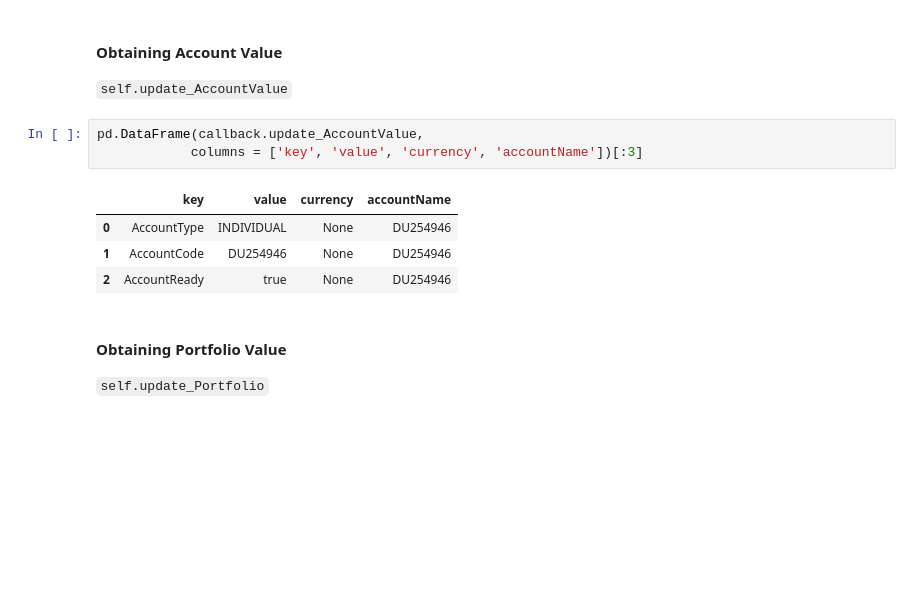
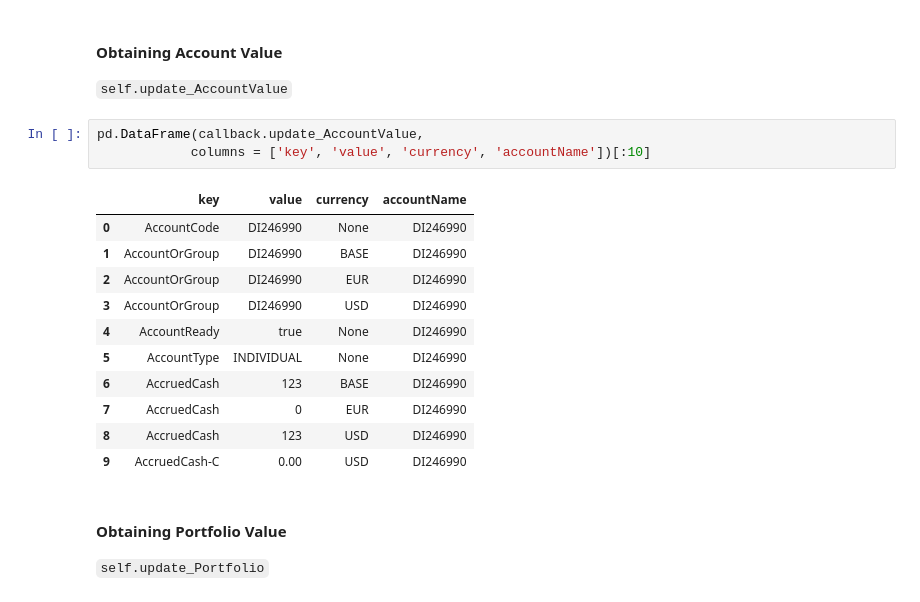
Before and after one commit to anthonyng2/ib, a Jupyter notebook: IbPy Demo.ipynb, the cells around one changed output. Cells and saved outputs as stored; diff of their text form; blank space fills up the shorter version.

```diff
--- a/IbPy Demo.ipynb
+++ b/IbPy Demo.ipynb
@@ -82,12 +92,19 @@ tws.reqAccountUpdates(1, accountName)
 `self.update_AccountValue`
 # %%
 pd.DataFrame(callback.update_AccountValue,
-            columns = ['key', 'value', 'currency', 'accountName'])[:3]
+            columns = ['key', 'value', 'currency', 'accountName'])[:10]
 # %% [output]
 |  | key | value | currency | accountName |
-| 0 | AccountType | INDIVIDUAL | None | DU254946 |
-| 1 | AccountCode | DU254946 | None | DU254946 |
-| 2 | AccountReady | true | None | DU254946 |
+| 0 | AccountCode | DI246990 | None | DI246990 |
+| 1 | AccountOrGroup | DI246990 | BASE | DI246990 |
+| 2 | AccountOrGroup | DI246990 | EUR | DI246990 |
+| 3 | AccountOrGroup | DI246990 | USD | DI246990 |
+| 4 | AccountReady | true | None | DI246990 |
+| 5 | AccountType | INDIVIDUAL | None | DI246990 |
+| 6 | AccruedCash | 123 | BASE | DI246990 |
+| 7 | AccruedCash | 0 | EUR | DI246990 |
+| 8 | AccruedCash | 123 | USD | DI246990 |
+| 9 | AccruedCash-C | 0.00 | USD | DI246990 |
 # %% [markdown]
 #### Obtaining Portfolio Value
 `self.update_Portfolio`
```
Also changed, not shown: parts of 39 cells of this notebook, 1 other file.
